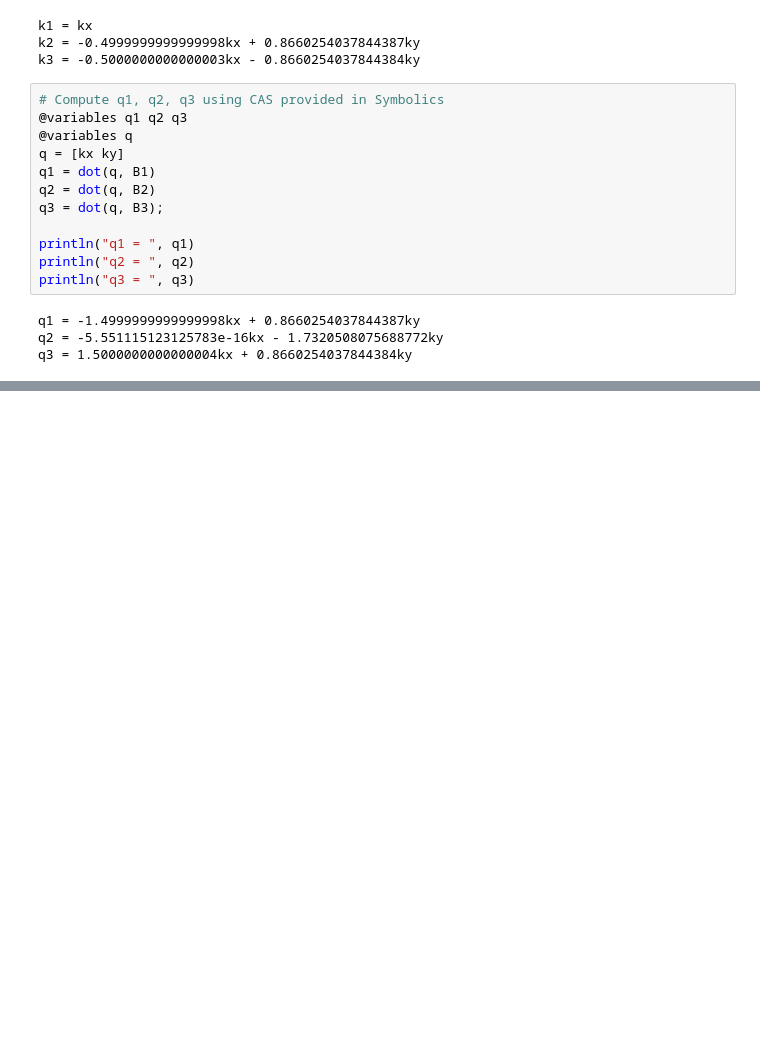
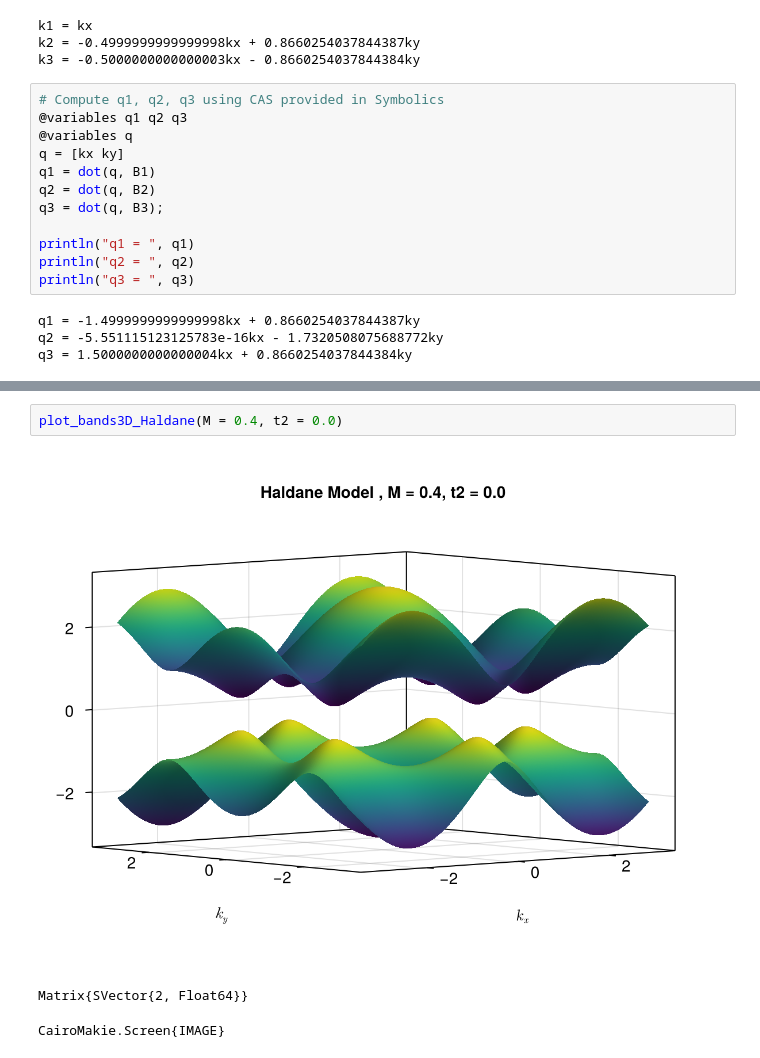
Before and after one commit to nabil-atlam/kagome, a Jupyter notebook: KagomeTransport/notebooks/HaldanePhaseDiagram.ipynb, the cells around one changed output, grey strips where cells are left out. Cells and saved outputs as stored; diff of their text form; blank space fills up the shorter version.

```diff
--- a/KagomeTransport/notebooks/HaldanePhaseDiagram.ipynb
+++ b/KagomeTransport/notebooks/HaldanePhaseDiagram.ipynb
@@ -124,0 +174,6 @@ evals (generic function with 1 method)
+# %%
+plot_bands3D_Haldane(M = 0.4, t2 = 0.0)
+# %% [output]
+[figure, added]
+Matrix{SVector{2, Float64}}
+CairoMakie.Screen{IMAGE}
```
Also changed, not shown: parts of 10 cells of this notebook.
